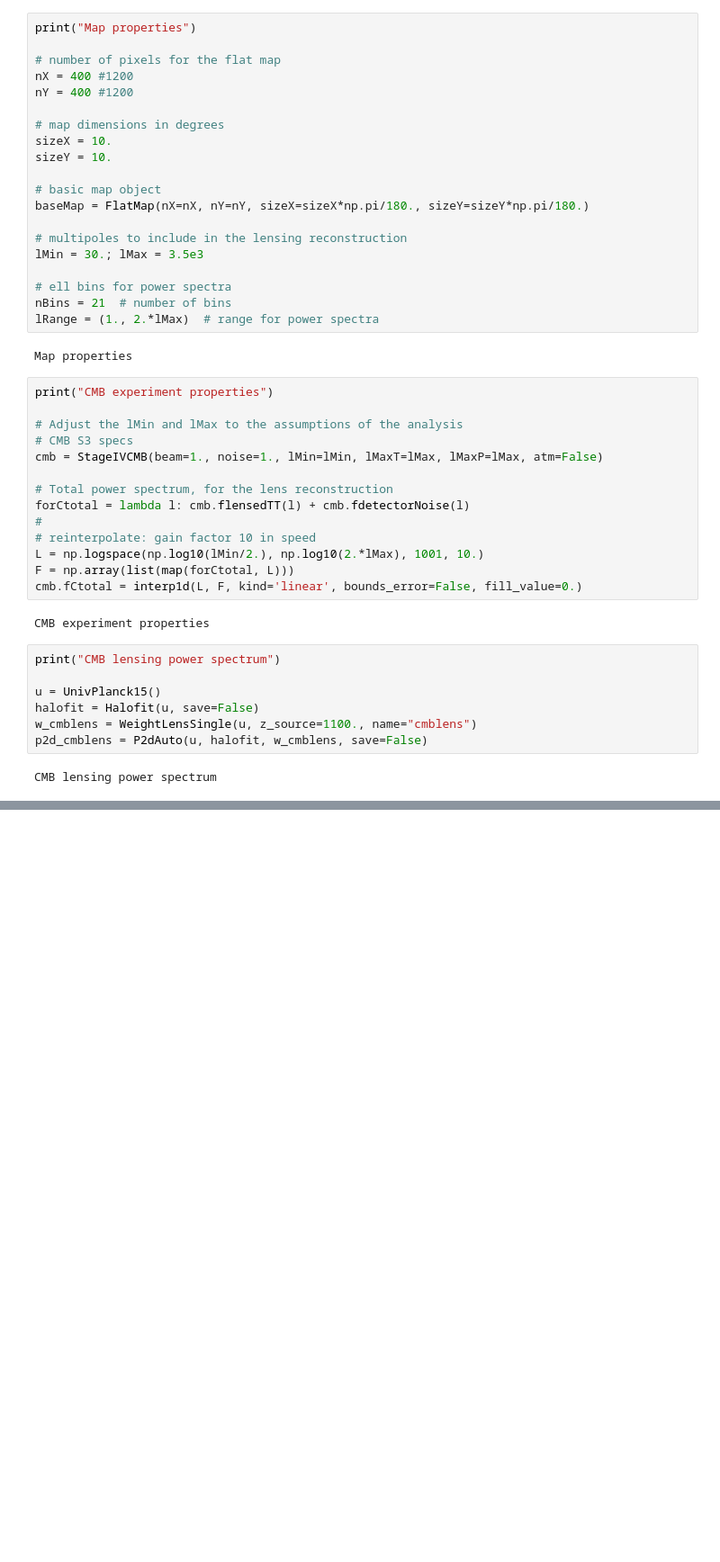
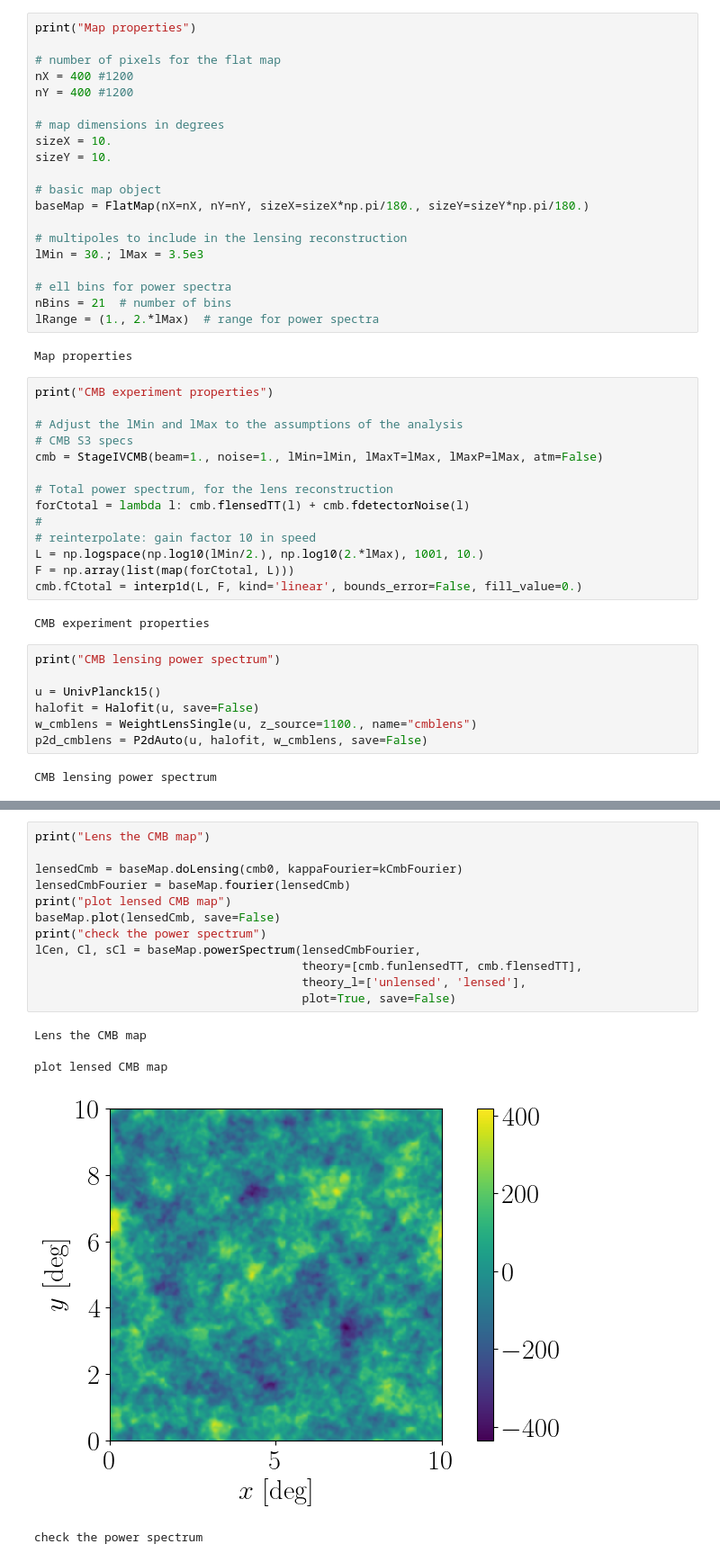
Before and after one commit to EmmanuelSchaan/LensQuEst, a Jupyter notebook: dev/scratch.ipynb, the cells around one changed output, grey strips where cells are left out. Shown at 90% size. Cells and saved outputs as stored; diff of their text form; blank space fills up the shorter version.

```diff
--- a/dev/scratch.ipynb
+++ b/dev/scratch.ipynb
@@ -61,0 +93,17 @@ CMB lensing power spectrum
+# %%
+print("Lens the CMB map")
+
+lensedCmb = baseMap.doLensing(cmb0, kappaFourier=kCmbFourier)
+lensedCmbFourier = baseMap.fourier(lensedCmb)
+print("plot lensed CMB map")
+baseMap.plot(lensedCmb, save=False)
+print("check the power spectrum")
+lCen, Cl, sCl = baseMap.powerSpectrum(lensedCmbFourier,
+                                      theory=[cmb.funlensedTT, cmb.flensedTT],
+                                      theory_l=['unlensed', 'lensed'],
+                                      plot=True, save=False)
+# %% [output]
+Lens the CMB map
+plot lensed CMB map
+[figure, added]
+check the power spectrum
```
Also changed, not shown: parts of 8 cells of this notebook, 5 other files.
